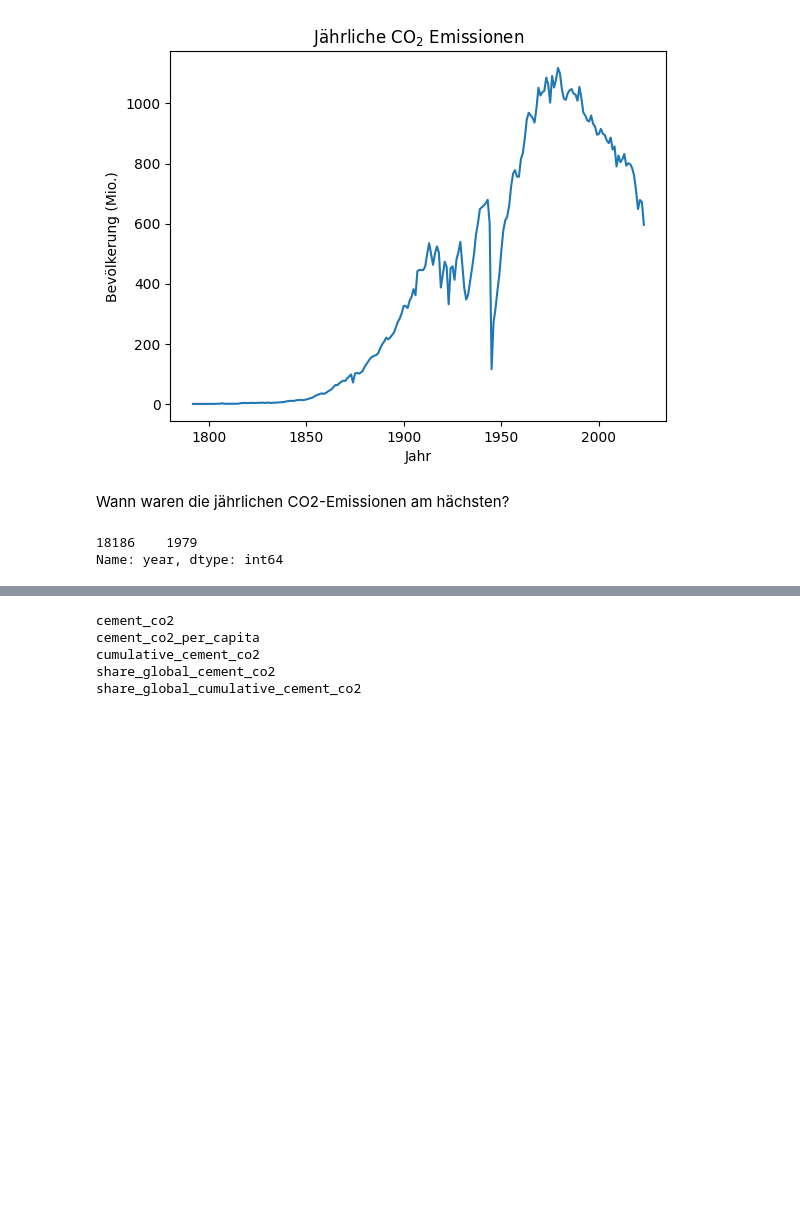
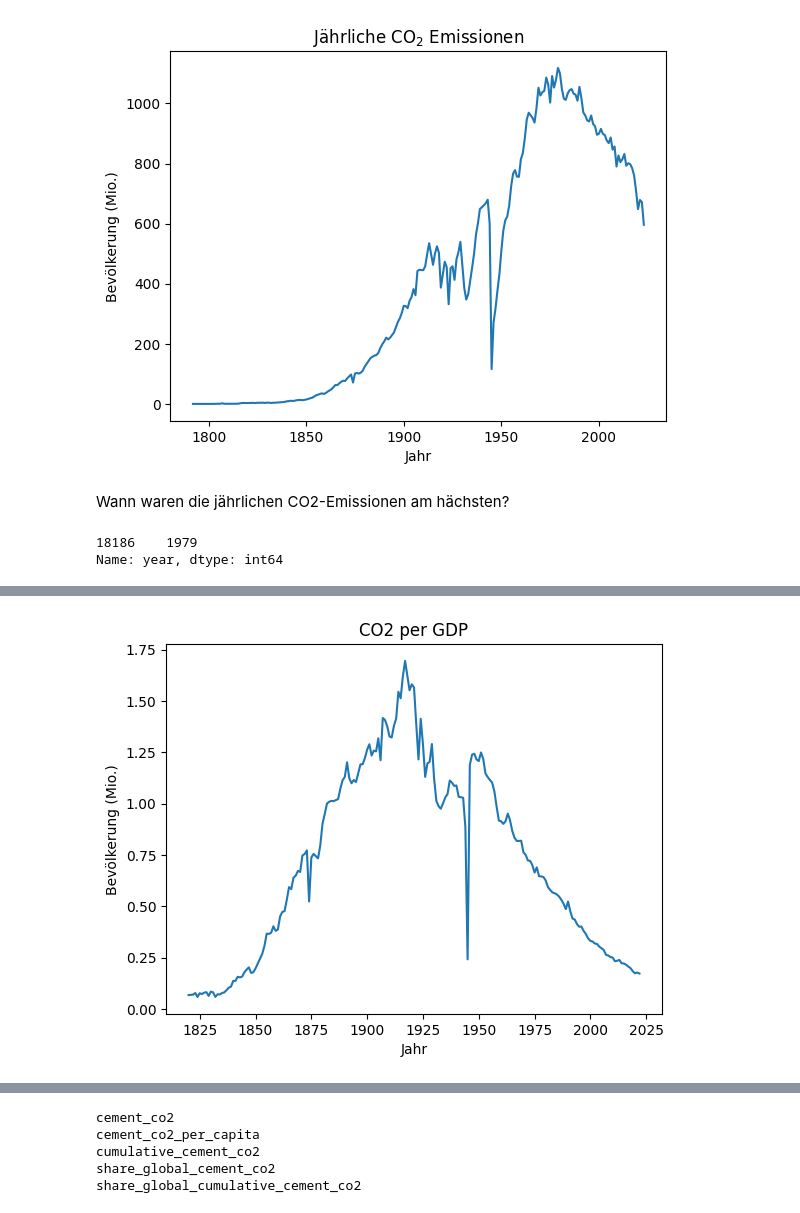
Before and after one commit to schlsimo/co2_case_study, a Jupyter notebook: code/analysis.ipynb, the cells around one changed output, grey strips where cells are left out. Saved outputs shown, nothing was run; the diff lists cells and outputs as text; code cells hidden in the pictures; blank space fills up the shorter version.

```diff
--- a/code/analysis.ipynb
+++ b/code/analysis.ipynb
@@ -130,0 +156,8 @@ plt.show()
+# %%
+plt.plot(germany_co2_df.year, germany_co2_df.co2_per_gdp)
+plt.xlabel("Jahr")
+plt.ylabel("Bevölkerung (Mio.)")
+plt.title("CO2 per GDP")
+plt.show()
+# %% [output]
+[figure, added]
```
Also changed, not shown: parts of 15 cells of this notebook.
